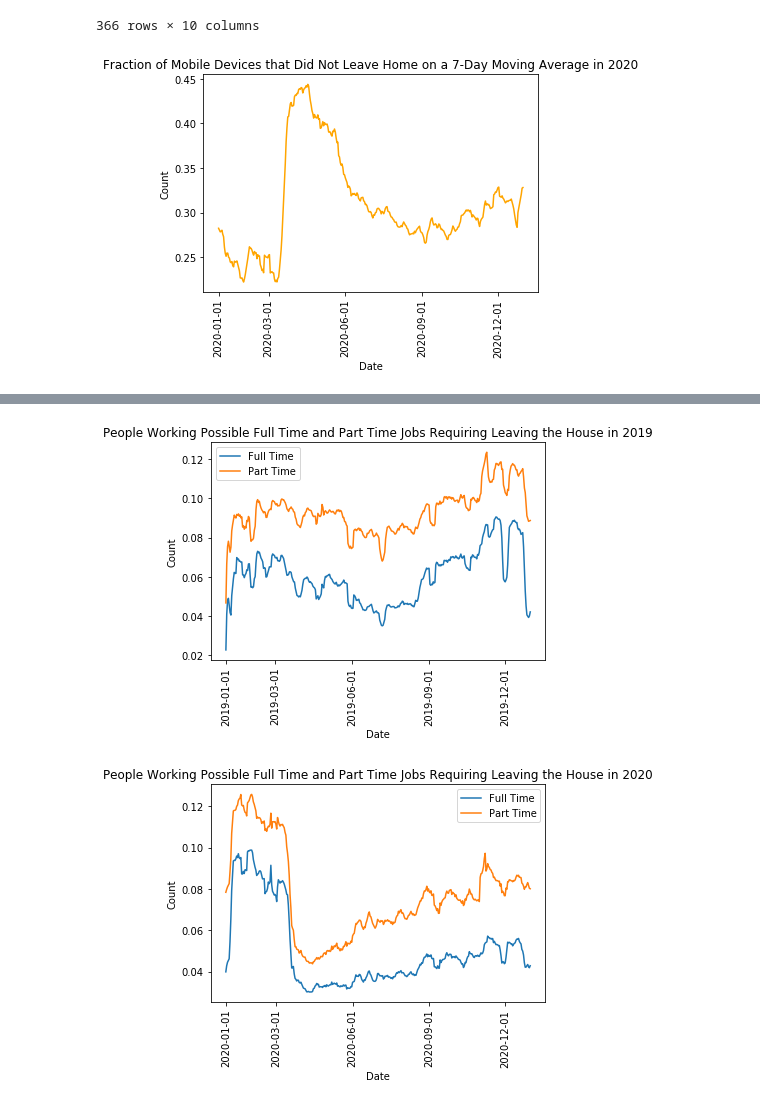
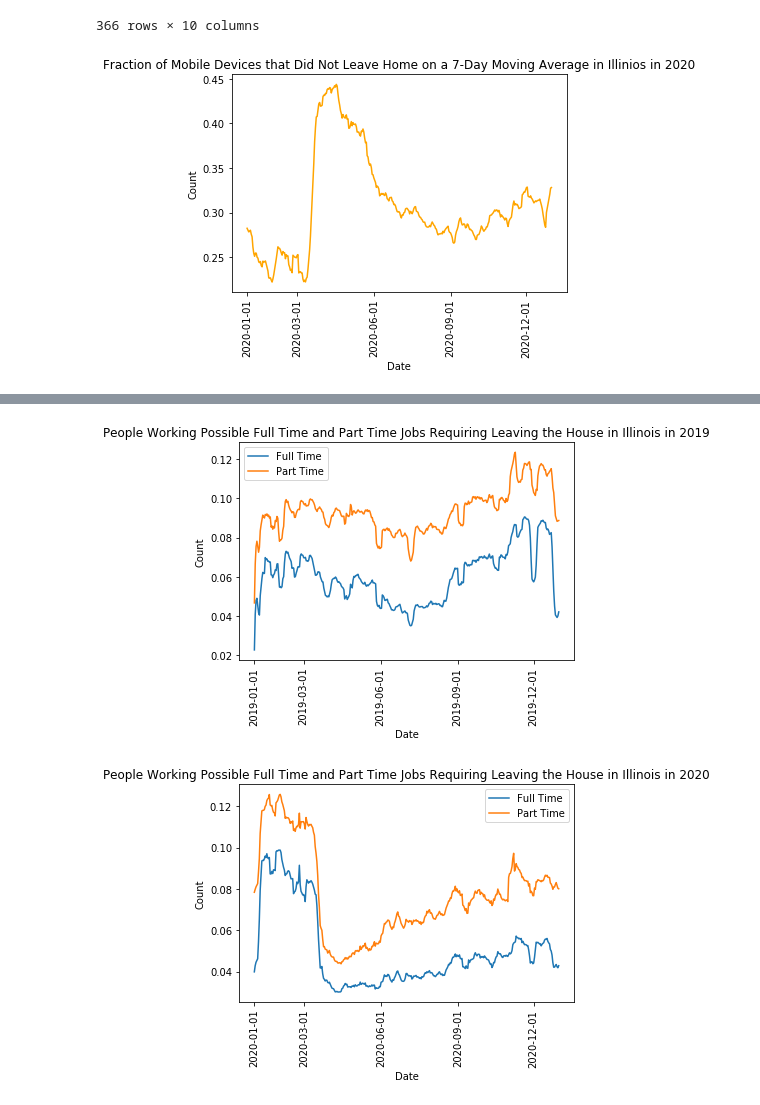
Before and after one commit to erickzli/IS597-COVID-Project, a Jupyter notebook: Kerstin's Folder/Evaluate- SafeGraph Data.ipynb, the cells around one changed output, grey strips where cells are left out. Drawn from its saved outputs; the diff is of its cells as text; code cells hidden in the pictures.

Commit message:
Update exported graph

```diff
--- a/Kerstin's Folder/Evaluate- SafeGraph Data.ipynb
+++ b/Kerstin's Folder/Evaluate- SafeGraph Data.ipynb
@@ -304,16 +304,16 @@ df_home_IL_2020
 # %%
 plt.plot(df_home_IL_2020['time_value'], df_home_IL_2020['value'], label = 'Stay Home', color = 'orange')
 plt.xlabel('Date')
 plt.xticks(['2020-01-01', '2020-03-01', '2020-06-01', '2020-09-01', '2020-12-01'], rotation = 90)
 plt.ylabel('Count')
-plt.title('Fraction of Mobile Devices that Did Not Leave Home on a 7-Day Moving Average in 2020')
+plt.title('Fraction of Mobile Devices that Did Not Leave Home on a 7-Day Moving Average in Illinios in 2020')
 plt.grid(False)
 #plt.legend()
 
 plt.savefig('com_home_week_IL_2020.png', dpi=300, bbox_inches='tight')
 plt.show()
 # %% [output]
-[figure, old version]
+[figure, new version]
 # %%
 df_ft_IL = df_full_time.loc[df_full_time['geo_value'] == 'il']
 df_ft_IL
@@ -422,25 +422,25 @@ plt.plot(df_pt_IL_2019['time_value'], df_pt_IL_2019['value'], label = 'Part Time
 plt.xlabel('Date')
 plt.xticks(['2019-01-01', '2019-03-01', '2019-06-01', '2019-09-01', '2019-12-01'], rotation = 90)
 plt.ylabel('Count')
-plt.title('People Working Possible Full Time and Part Time Jobs Requiring Leaving the House in 2019')
+plt.title('People Working Possible Full Time and Part Time Jobs Requiring Leaving the House in Illinois in 2019')
 plt.grid(False)
 plt.legend()
 
 plt.savefig('ft_pt_week_IL_2019.png', dpi=300, bbox_inches='tight')
 plt.show()
 # %% [output]
-[figure, old version]
+[figure, new version]
 # %%
 plt.plot(df_ft_IL_2020['time_value'], df_ft_IL_2020['value'], label = 'Full Time')
 plt.plot(df_pt_IL_2020['time_value'], df_pt_IL_2020['value'], label = 'Part Time')
 plt.xlabel('Date')
 plt.xticks(['2020-01-01', '2020-03-01', '2020-06-01', '2020-09-01', '2020-12-01'], rotation = 90)
 plt.ylabel('Count')
-plt.title('People Working Possible Full Time and Part Time Jobs Requiring Leaving the House in 2020')
+plt.title('People Working Possible Full Time and Part Time Jobs Requiring Leaving the House in Illinois in 2020')
 plt.grid(False)
 plt.legend()
 
 plt.savefig('ft_pt_week_IL_2020.png', dpi=300, bbox_inches='tight')
 plt.show()
 # %% [output]
-[figure, old version]
+[figure, new version]
```
Also changed, not shown: 1 other file.
